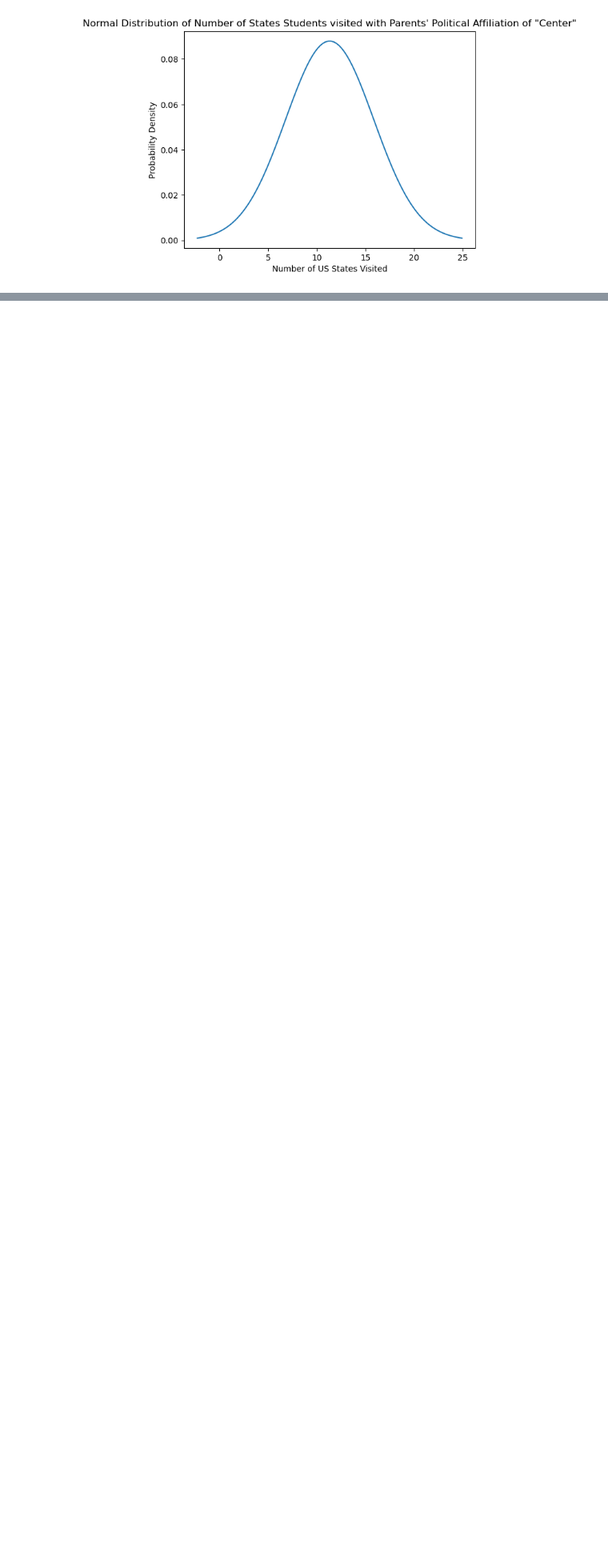
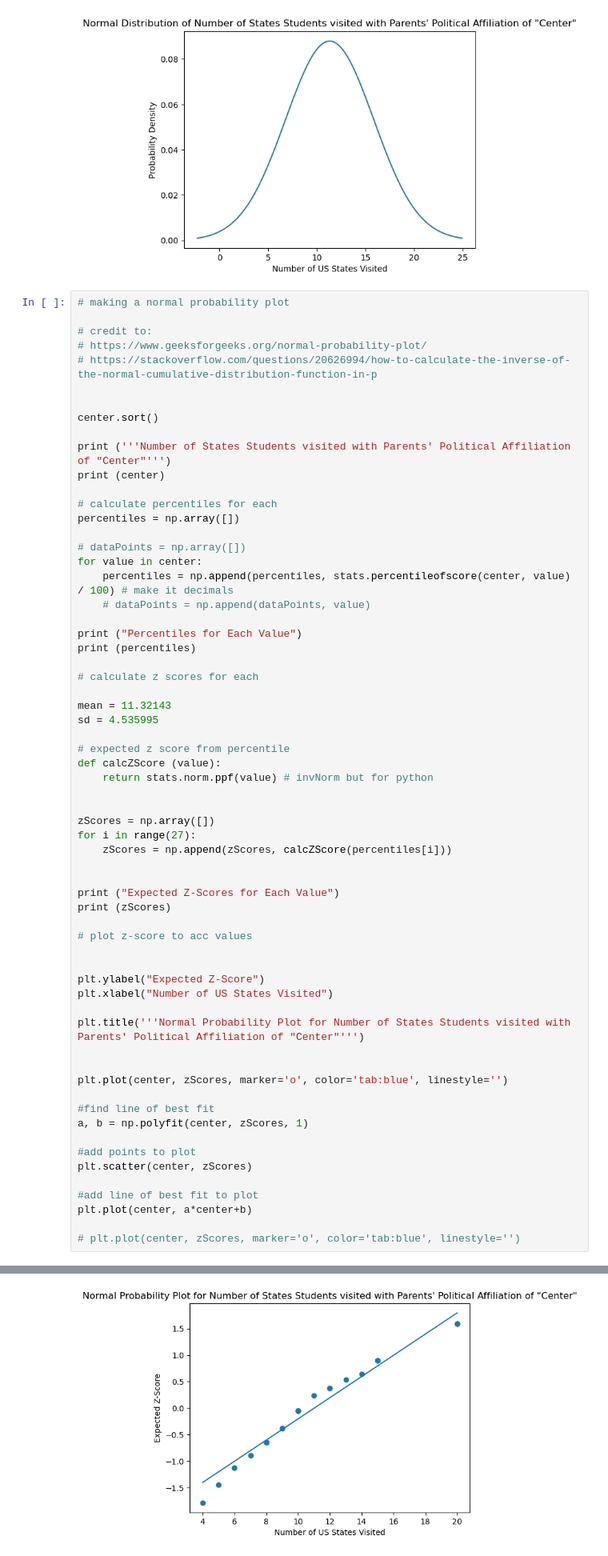
Before and after one commit to AsianUser/AP-Stats-FirstQuarterCaseStudy, a Jupyter notebook: main.ipynb, the cells around one changed output, grey strips where cells are left out. Shown at 80% size. Saved outputs shown, nothing was run; the diff lists cells and outputs as text; blank space fills up the shorter version.

```diff
--- a/main.ipynb
+++ b/main.ipynb
@@ -201,3 +201,67 @@ plt.plot(x, stats.norm.pdf(x, mean, sd))
 plt.show()
 # %% [output]
 [figure]
+# %%
+# making a normal probability plot
+
+# credit to:
+# https://www.geeksforgeeks.org/normal-probability-plot/
+# https://stackoverflow.com/questions/20626994/how-to-calculate-the-inverse-of-the-normal-cumulative-distribution-function-in-p
+
+
+center.sort()
+
+print ('''Number of States Students visited with Parents' Political Affiliation of "Center"''')
+print (center)
+
+# calculate percentiles for each
+percentiles = np.array([])
+
+# dataPoints = np.array([])
+for value in center:
+    percentiles = np.append(percentiles, stats.percentileofscore(center, value) / 100) # make it decimals
+    # dataPoints = np.append(dataPoints, value)
+
+print ("Percentiles for Each Value")
+print (percentiles)
+
+# calculate z scores for each
+
+mean = 11.32143
+sd = 4.535995
+
+# expected z score from percentile
+def calcZScore (value):
+    return stats.norm.ppf(value) # invNorm but for python
+
+
+zScores = np.array([])
+for i in range(27):
+    zScores = np.append(zScores, calcZScore(percentiles[i]))
+
+
+print ("Expected Z-Scores for Each Value")
+print (zScores)
+
+# plot z-score to acc values
+
+
+plt.ylabel("Expected Z-Score")
+plt.xlabel("Number of US States Visited")
+
+plt.title('''Normal Probability Plot for Number of States Students visited with Parents' Political Affiliation of "Center"''')
+
+
+plt.plot(center, zScores, marker='o', color='tab:blue', linestyle='')
+
+#find line of best fit
+a, b = np.polyfit(center, zScores, 1)
+
+#add points to plot
+plt.scatter(center, zScores)
+
+#add line of best fit to plot
+plt.plot(center, a*center+b)
+
+# plt.plot(center, zScores, marker='o', color='tab:blue', linestyle='')
+# %% [output]
@@ -203,0 +284 @@ plt.show()
+[figure, added]
```
Also changed, not shown: parts of 2 cells of this notebook.
